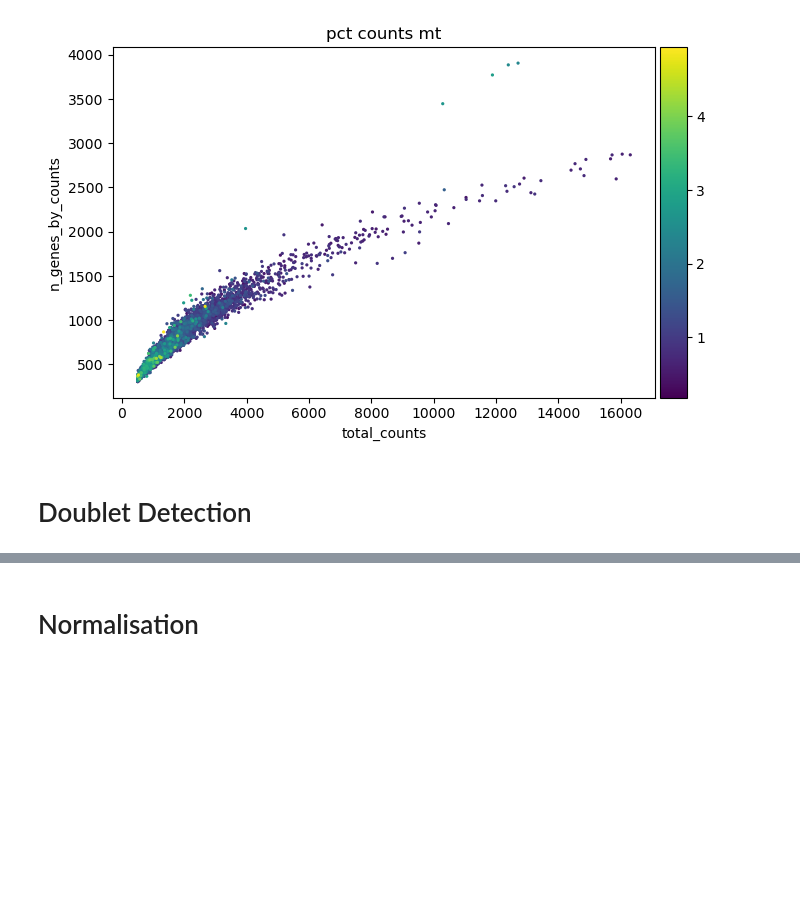
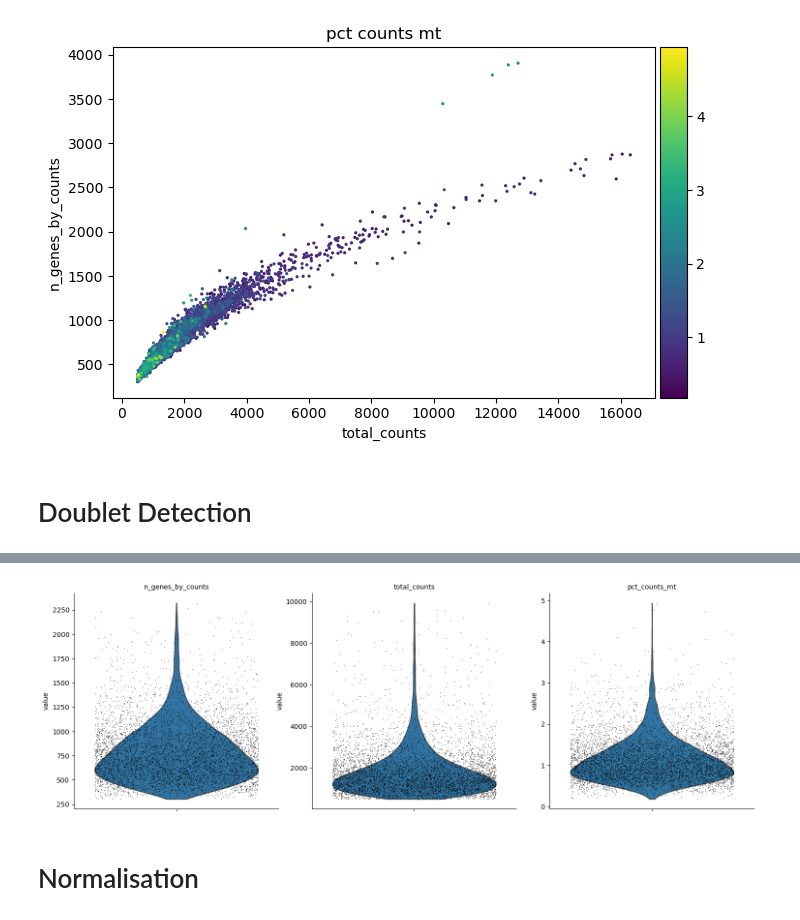
Before and after one commit to milavalli/bioeng-420, a Jupyter notebook: gbelis.ipynb, the cells around one changed output, grey strips where cells are left out. Saved outputs shown, nothing was run; the diff lists cells and outputs as text; code cells hidden in the pictures; blank space fills up the shorter version.

```diff
--- a/gbelis.ipynb
+++ b/gbelis.ipynb
@@ -75,3 +79,12 @@ Mean counts: 0.15908274066475986
+# %%
+sc.pl.violin(
+    adata,
+    ["n_genes_by_counts", "total_counts", "pct_counts_mt"],
+    jitter=0.4,
+    multi_panel=True,
+)
+# %% [output]
+[figure, added]
 # %% [markdown]
 # Normalisation
 # %%
```
Also changed, not shown: parts of 23 cells of this notebook.
